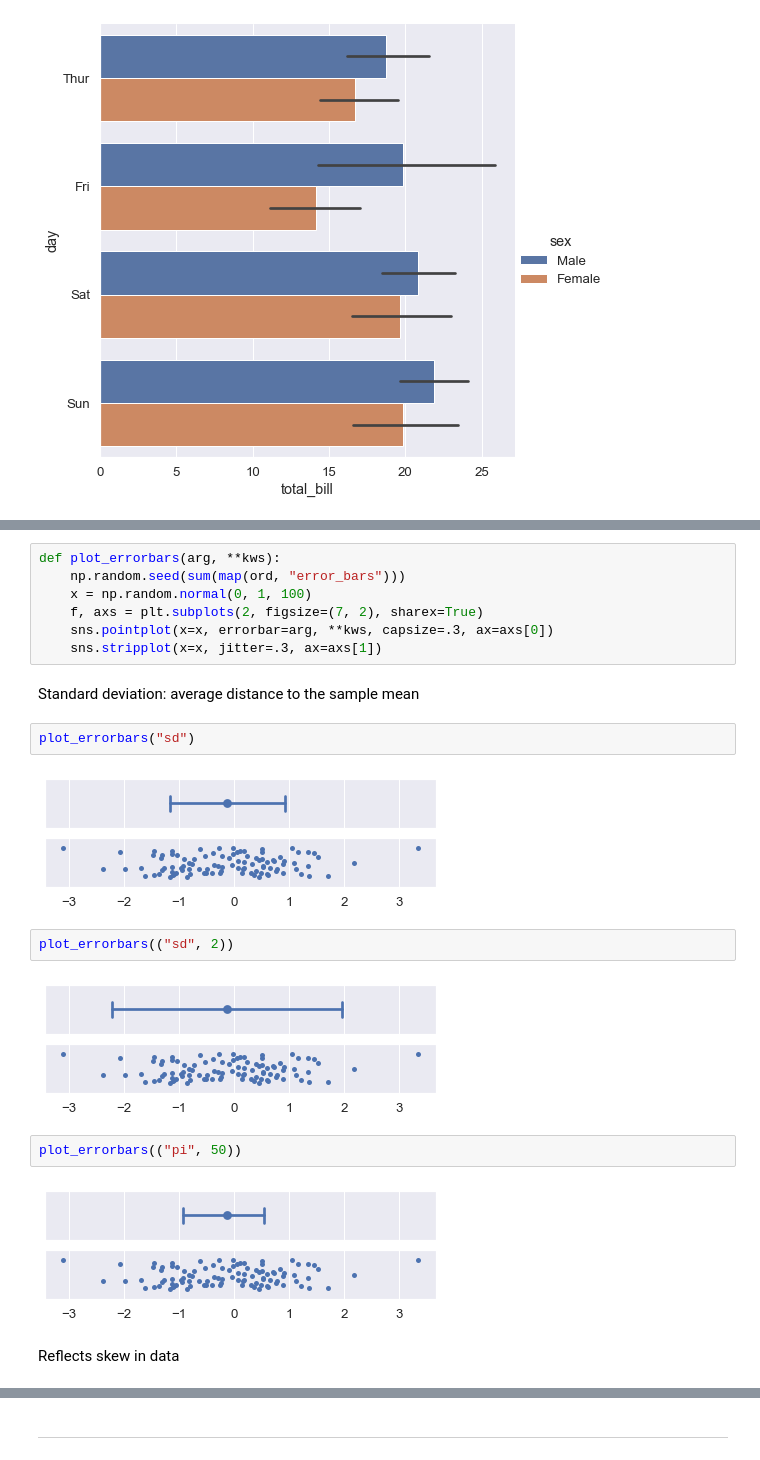
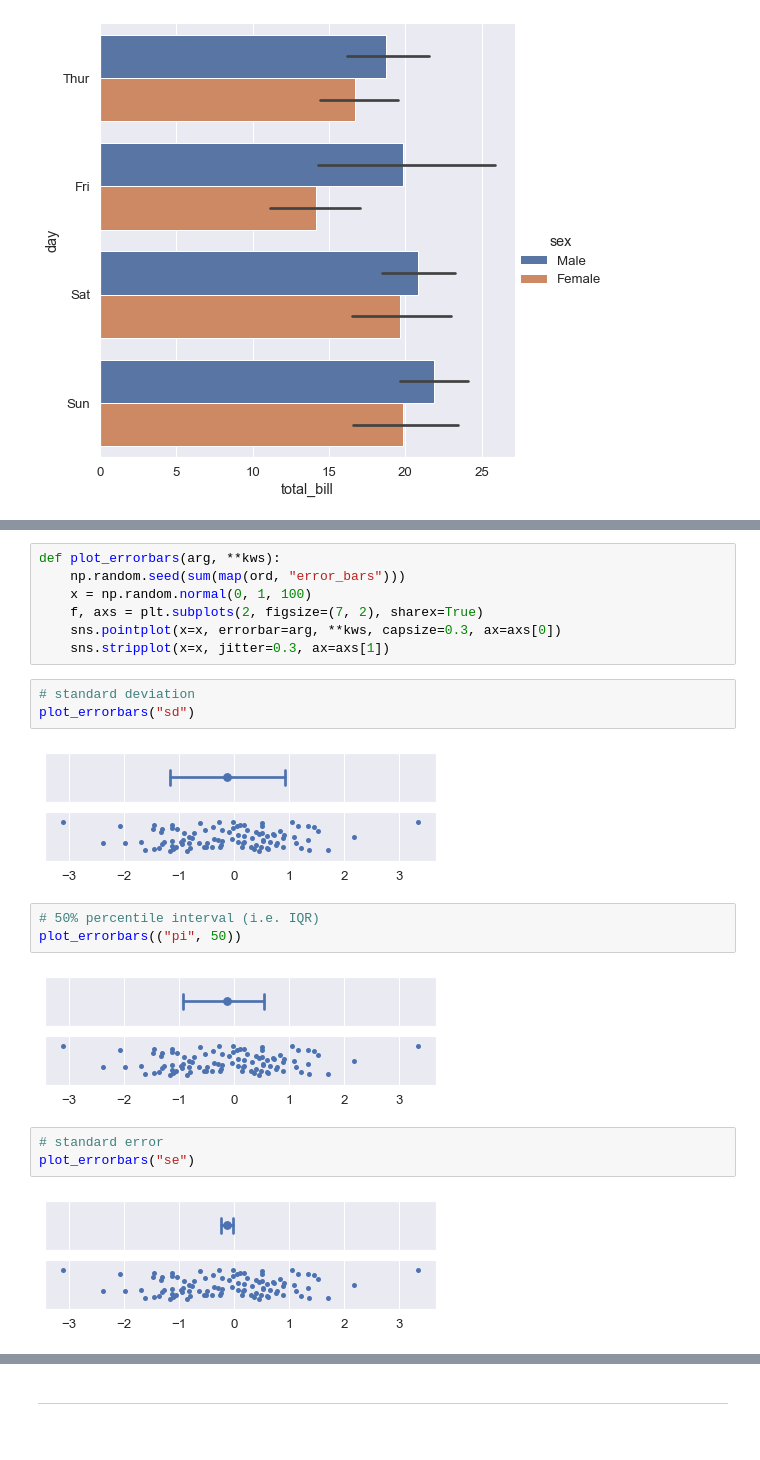
Before and after one commit to chris-leonard/python-playground, a Jupyter notebook: seaborn/seaborn-practice.ipynb, the cells around one changed output, grey strips where cells are left out. Saved outputs shown, nothing was run; the diff lists cells and outputs as text.

```diff
--- a/seaborn/seaborn-practice.ipynb
+++ b/seaborn/seaborn-practice.ipynb
@@ -438,21 +570,20 @@ def plot_errorbars(arg, **kws):
     np.random.seed(sum(map(ord, "error_bars")))
     x = np.random.normal(0, 1, 100)
     f, axs = plt.subplots(2, figsize=(7, 2), sharex=True)
-    sns.pointplot(x=x, errorbar=arg, **kws, capsize=.3, ax=axs[0])
-    sns.stripplot(x=x, jitter=.3, ax=axs[1])
+    sns.pointplot(x=x, errorbar=arg, **kws, capsize=0.3, ax=axs[0])
+    sns.stripplot(x=x, jitter=0.3, ax=axs[1])
-# %% [markdown]
-Standard deviation: average distance to the sample mean
 # %%
+# standard deviation
 plot_errorbars("sd")
 # %% [output]
 [figure]
-# %%
-plot_errorbars(("sd", 2))
-# %% [output]
-[figure, removed]
 # %%
+# 50% percentile interval (i.e. IQR)
 plot_errorbars(("pi", 50))
 # %% [output]
 [figure]
-# %% [markdown]
-Reflects skew in data
+# %%
+# standard error
+plot_errorbars("se")
+# %% [output]
+[figure, added]
```
Also changed, not shown: parts of 23 cells of this notebook.
